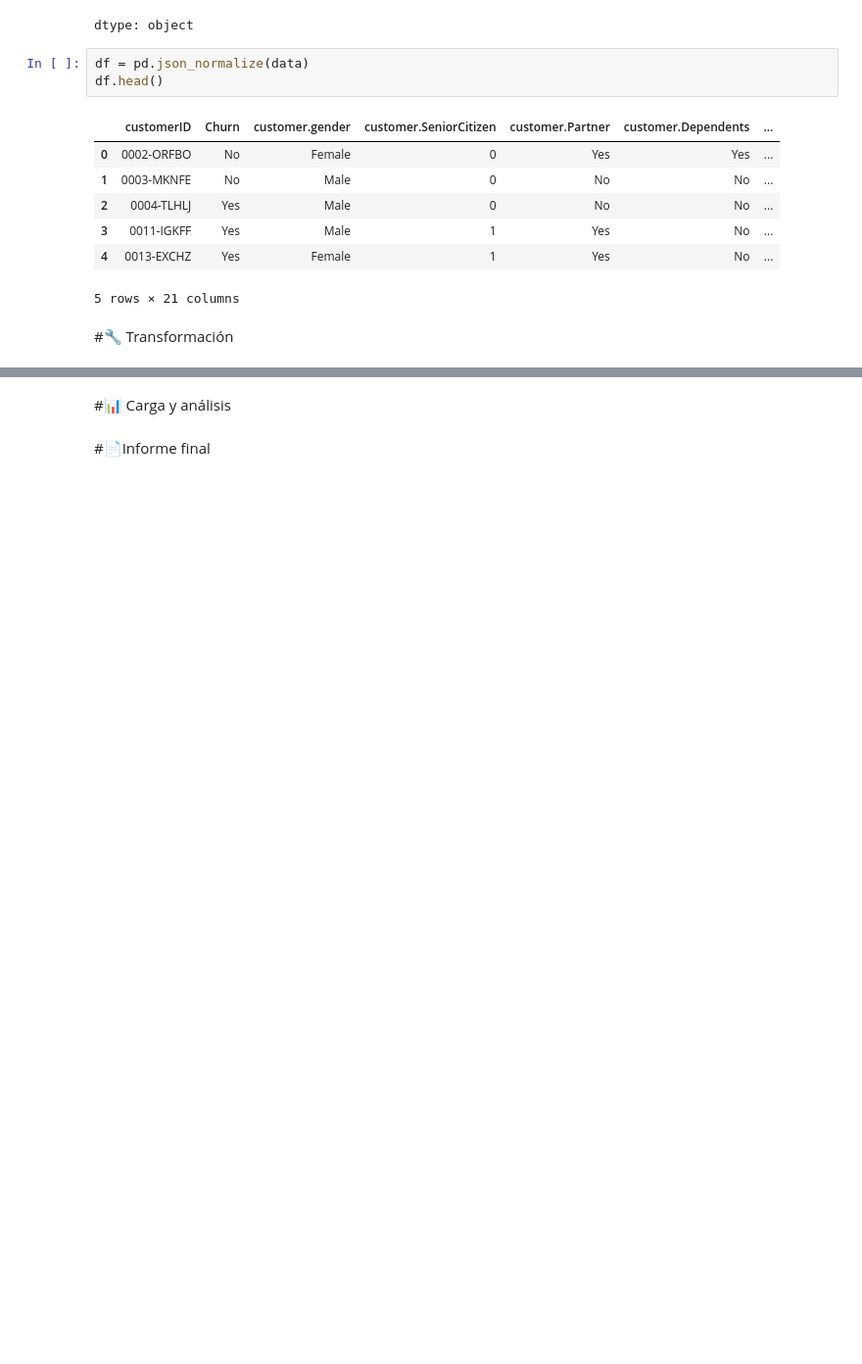
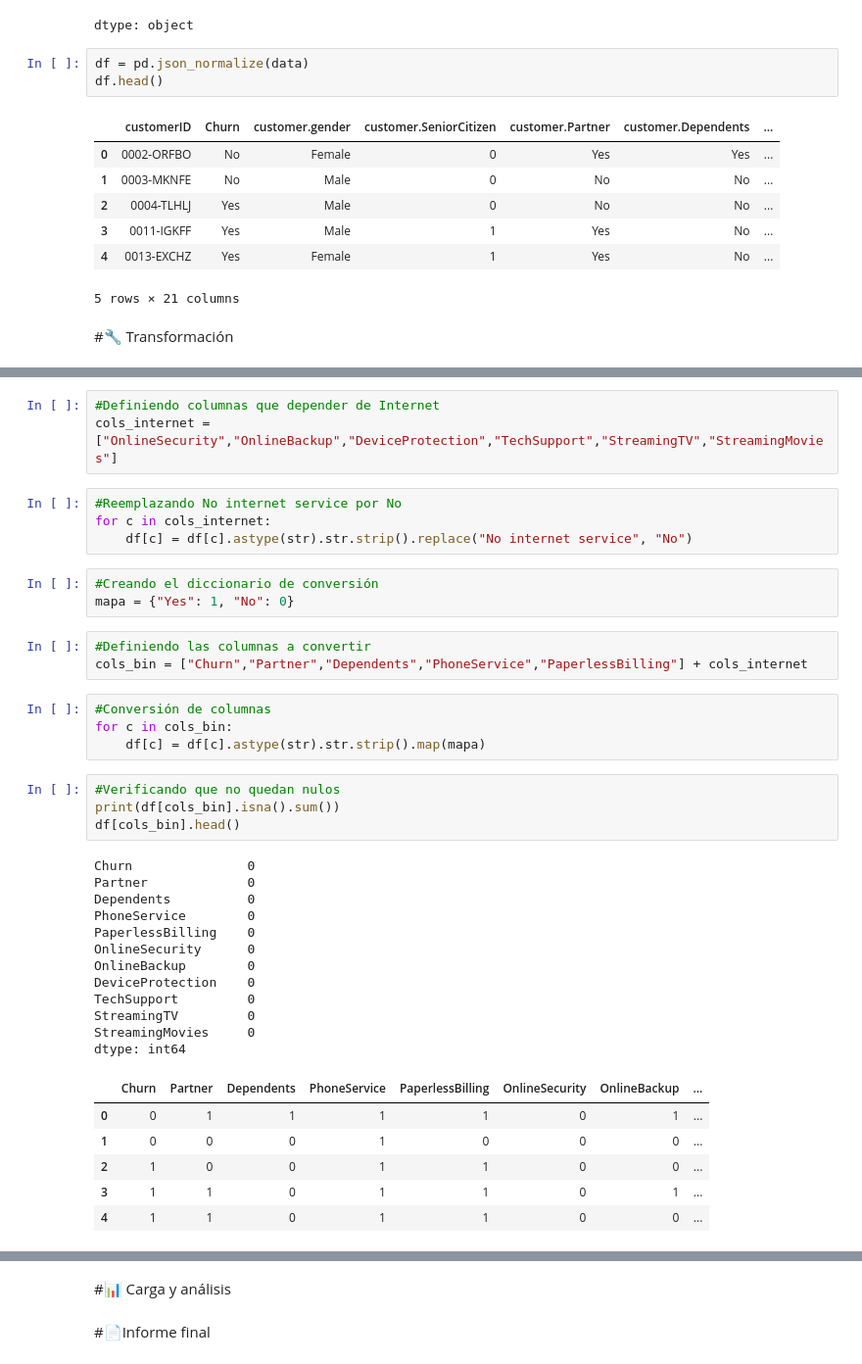
Before and after one commit to sergiotadeocmontoya-alt/Challenge_TelecomX_Sergio, a Jupyter notebook: TelecomX_LATAM.ipynb, the cells around one changed output, grey strips where cells are left out. Shown at 98% size. Drawn from its saved outputs; the diff is of its cells as text; blank space fills up the shorter version.

Commit message:
feat: transform and standardize churn dataset (clean totals, fix categories, add daily charges)

```diff
--- a/TelecomX_LATAM.ipynb
+++ b/TelecomX_LATAM.ipynb
@@ -78,0 +329,40 @@ memory usage: 1.2+ MB
+# %%
+#Definiendo columnas que depender de Internet
+cols_internet = ["OnlineSecurity","OnlineBackup","DeviceProtection","TechSupport","StreamingTV","StreamingMovies"]
+# %%
+#Reemplazando No internet service por No
+for c in cols_internet:
+    df[c] = df[c].astype(str).str.strip().replace("No internet service", "No")
+# %%
+#Creando el diccionario de conversión
+mapa = {"Yes": 1, "No": 0}
+# %%
+#Definiendo las columnas a convertir
+cols_bin = ["Churn","Partner","Dependents","PhoneService","PaperlessBilling"] + cols_internet
+# %%
+#Conversión de columnas
+for c in cols_bin:
+    df[c] = df[c].astype(str).str.strip().map(mapa)
+# %%
+#Verificando que no quedan nulos
+print(df[cols_bin].isna().sum())
+df[cols_bin].head()
+# %% [output]
+Churn               0
+Partner             0
+Dependents          0
+PhoneService        0
+PaperlessBilling    0
+OnlineSecurity      0
+OnlineBackup        0
+DeviceProtection    0
+TechSupport         0
+StreamingTV         0
+StreamingMovies     0
+dtype: int64
+|  | Churn | Partner | Dependents | PhoneService | PaperlessBilling | OnlineSecurity | OnlineBackup | ... |
+| 0 | 0 | 1 | 1 | 1 | 1 | 0 | 1 | ... |
+| 1 | 0 | 0 | 0 | 1 | 0 | 0 | 0 | ... |
+| 2 | 1 | 0 | 0 | 1 | 1 | 0 | 0 | ... |
+| 3 | 1 | 1 | 0 | 1 | 1 | 0 | 1 | ... |
+| 4 | 1 | 1 | 0 | 1 | 1 | 0 | 0 | ... |
```
Also changed, not shown: parts of 35 cells of this notebook.
